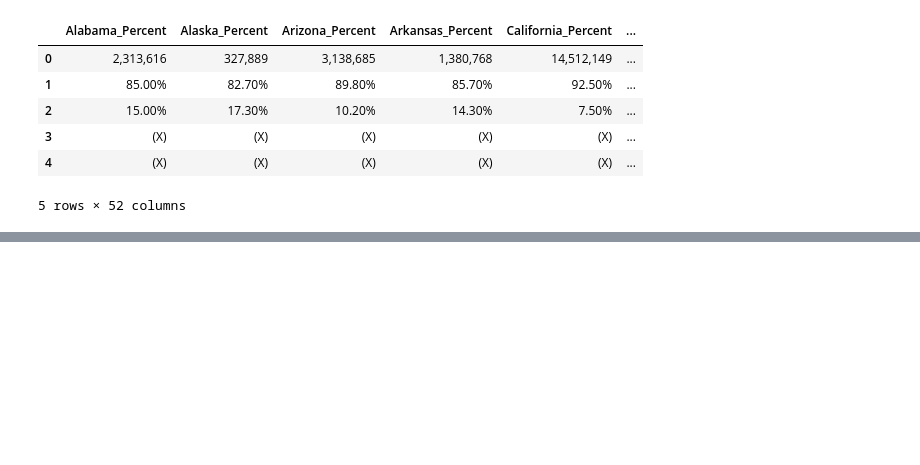
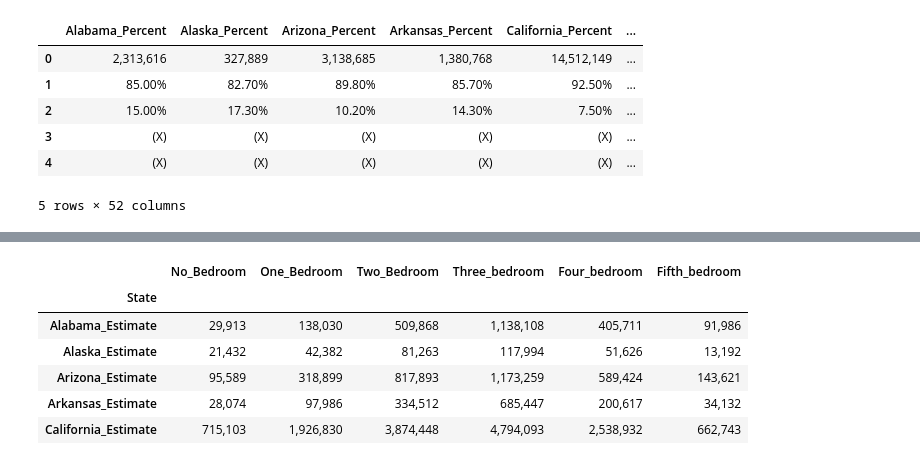
Before and after one commit to renee-h710/Project_3, a Jupyter notebook: project3.ipynb, the cells around one changed output, grey strips where cells are left out. Cells and saved outputs as stored; diff of their text form; code cells hidden in the pictures; blank space fills up the shorter version.

Commit message:
modified:   Resources/data.sqlite 	modified:   project3.ipynb

```diff
--- a/project3.ipynb
+++ b/project3.ipynb
@@ -82,3 +100,30 @@ occupancy_per_df.head()
 | Arizona_Percent | 89.8 | 10.2 |
 | Arkansas_Percent | 85.7 | 14.3 |
 | California_Percent | 92.5 | 7.5 |
+# %%
+#Bedroom estimate df
+No_bedroom = estimate.iloc[38]
+One_bedroom = estimate.iloc[39]
+Two_bedroom = estimate.iloc[40]
+Three_bedroom = estimate.iloc[41]
+Four_bedroom = estimate.iloc[42]
+Fifth_bedroom = estimate.iloc[43]
+
+bedroom_est_df = pd.DataFrame({
+        "No_Bedroom": No_bedroom,
+        "One_Bedroom": One_bedroom,
+        "Two_Bedroom": Two_bedroom,
+        "Three_bedroom": Three_bedroom,
+        "Four_bedroom": Four_bedroom,
+        "Fifth_bedroom": Fifth_bedroom
+        })
+bedroom_est_df.index.name = 'State'
+bedroom_est_df.head()
+# %% [output]
+|  | No_Bedroom | One_Bedroom | Two_Bedroom | Three_bedroom | Four_bedroom | Fifth_bedroom |
+| State |  |  |  |  |  |  |
+| Alabama_Estimate | 29,913 | 138,030 | 509,868 | 1,138,108 | 405,711 | 91,986 |
+| Alaska_Estimate | 21,432 | 42,382 | 81,263 | 117,994 | 51,626 | 13,192 |
+| Arizona_Estimate | 95,589 | 318,899 | 817,893 | 1,173,259 | 589,424 | 143,621 |
+| Arkansas_Estimate | 28,074 | 97,986 | 334,512 | 685,447 | 200,617 | 34,132 |
+| California_Estimate | 715,103 | 1,926,830 | 3,874,448 | 4,794,093 | 2,538,932 | 662,743 |
```
Also changed, not shown: parts of 17 cells of this notebook, 1 other file.
